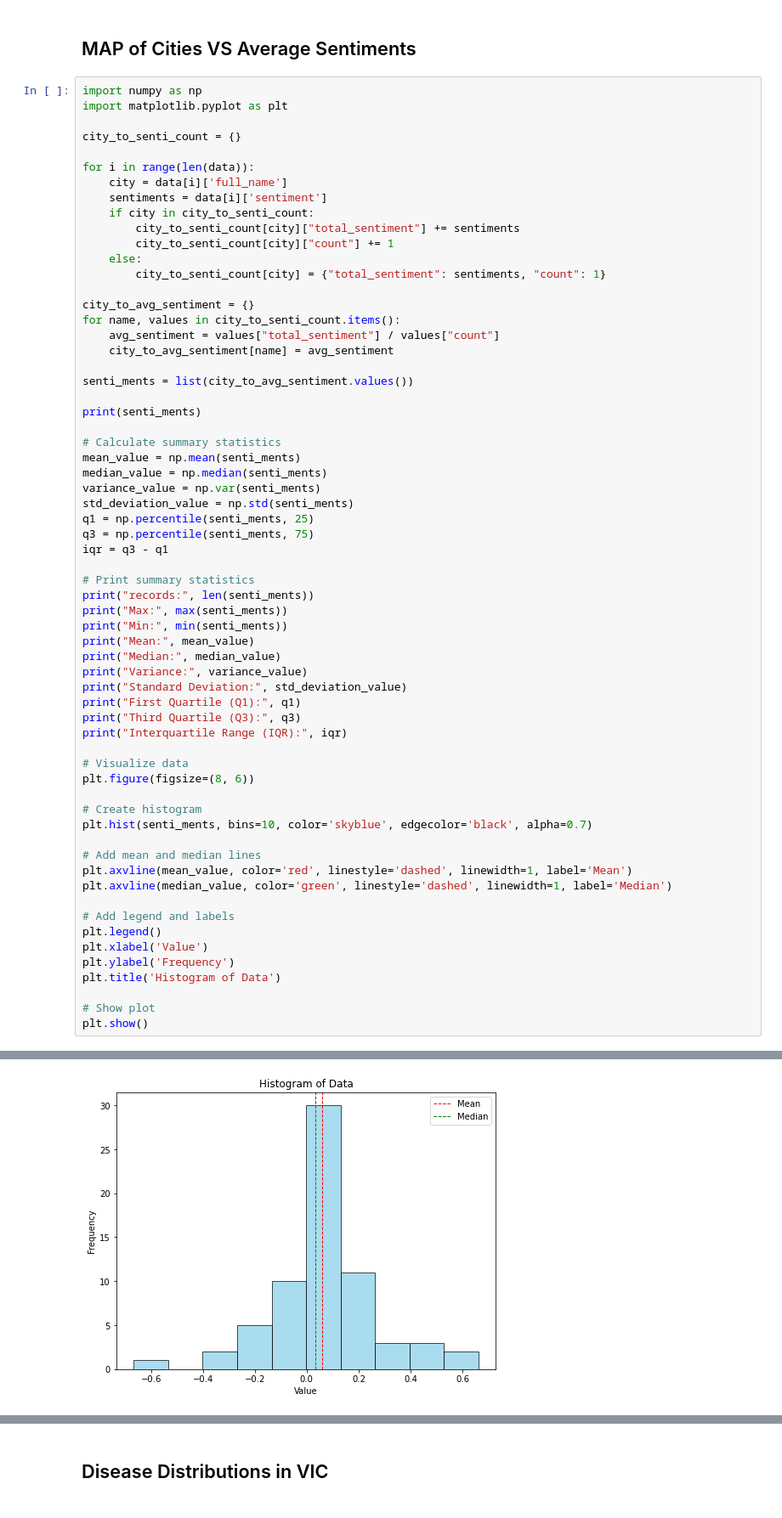
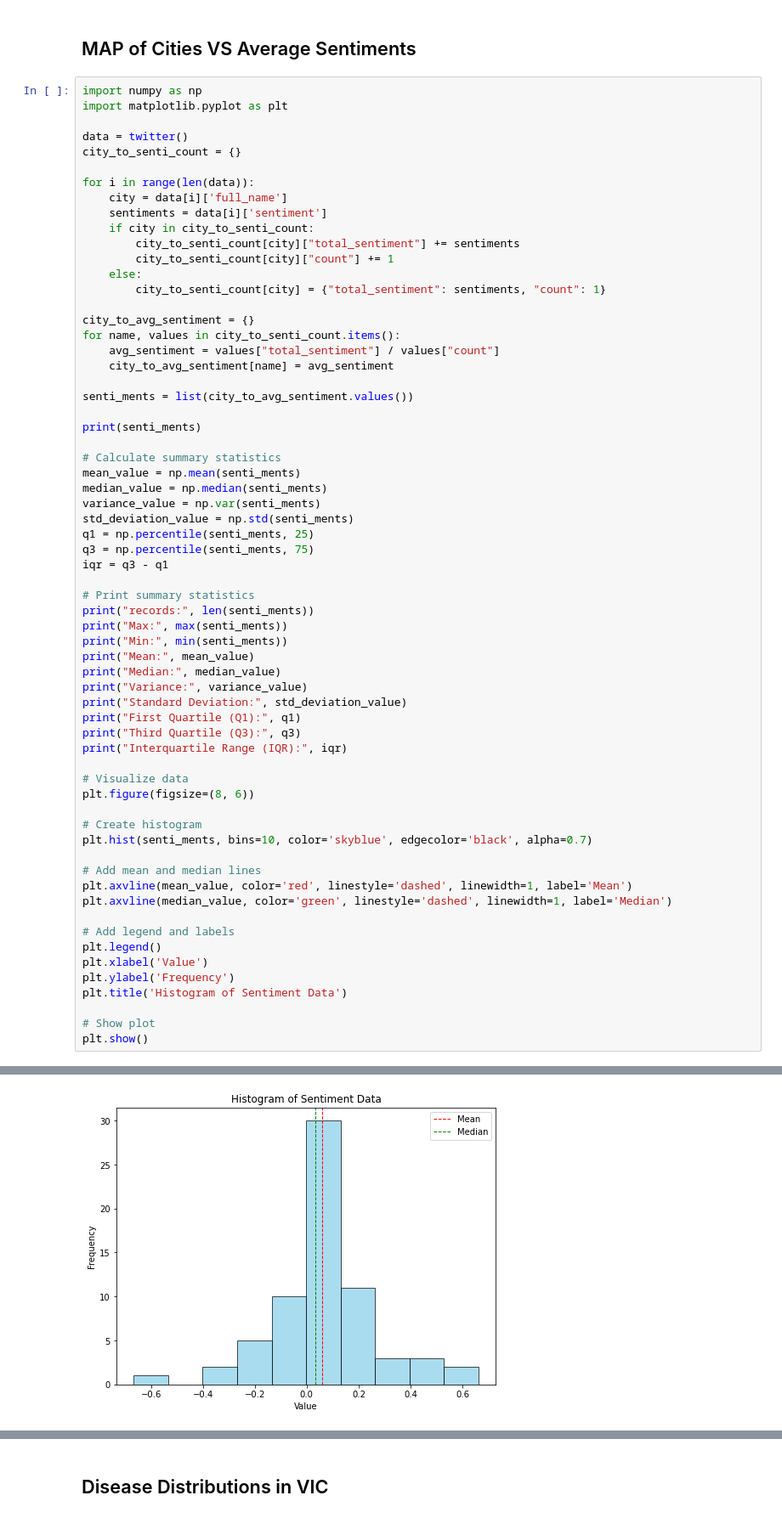
Before and after one commit to fullstar5/Environmental-Data-Analysis-With-Cloud-Computing, a Jupyter notebook: maps_frontend/map_sentiment.ipynb, the cells around one changed output, grey strips where cells are left out. Shown at 85% size. Saved outputs shown, nothing was run; the diff lists cells and outputs as text.

```diff
--- a/maps_frontend/map_sentiment.ipynb
+++ b/maps_frontend/map_sentiment.ipynb
@@ -14,6 +10,7 @@ data = twitter()
 import numpy as np
 import matplotlib.pyplot as plt
 
+data = twitter()
 city_to_senti_count = {}
 
 for i in range(len(data)):
@@ -57,35 +54,35 @@ print("Interquartile Range (IQR):", iqr)
 
 # Visualize data
 plt.figure(figsize=(8, 6))
 
 # Create histogram
 plt.hist(senti_ments, bins=10, color='skyblue', edgecolor='black', alpha=0.7)
 
 # Add mean and median lines
 plt.axvline(mean_value, color='red', linestyle='dashed', linewidth=1, label='Mean')
 plt.axvline(median_value, color='green', linestyle='dashed', linewidth=1, label='Median')
 
 # Add legend and labels
 plt.legend()
 plt.xlabel('Value')
 plt.ylabel('Frequency')
-plt.title('Histogram of Data')
+plt.title('Histogram of Sentiment Data')
 
 # Show plot
 plt.show()
 # %% [output]
 [0.07267243419960082, -0.012052884708997805, 0.04934640522875816, 0.3333333333333333, 0.025714285714285696, 0.03555154413101847, 0.038581150975038926, 0.10572463768115943, 0.33149509803921573, -0.0095 ...
 records: 67
 Max: 0.6619658832800259
 Min: -0.6666666666666666
 Mean: 0.06083554586846939
 Median: 0.03225806451612903
 Variance: 0.041937722359423356
 Standard Deviation: 0.20478701706754596
 First Quartile (Q1): -0.009423969126151186
 Third Quartile (Q3): 0.14744622302761837
 Interquartile Range (IQR): 0.15687019215376954
-[figure, old version]
+[figure, new version]
 # %%
 import folium
 from geopy.geocoders import Nominatim
```
Also changed, not shown: parts of 10 cells of this notebook, 1 other file.
